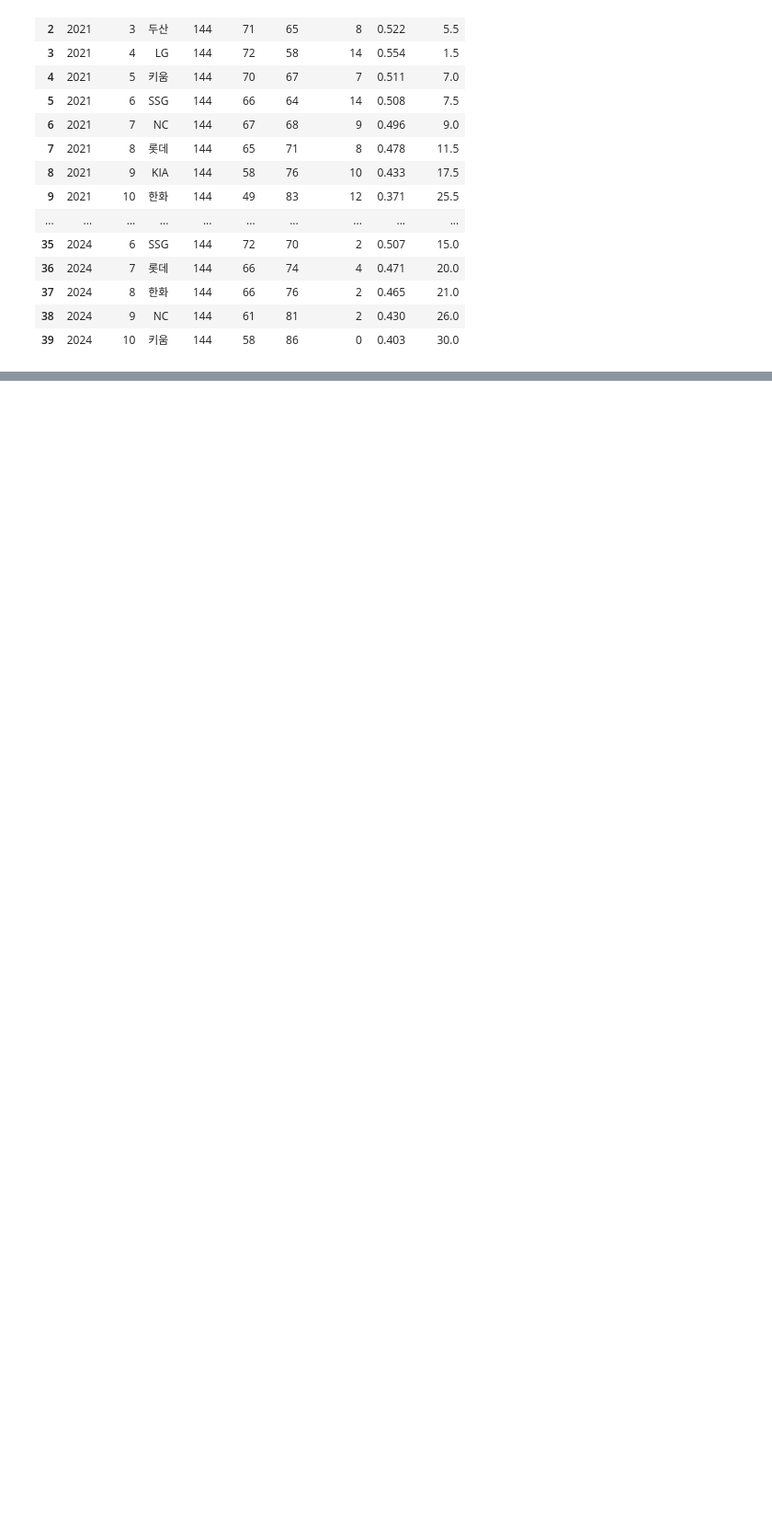
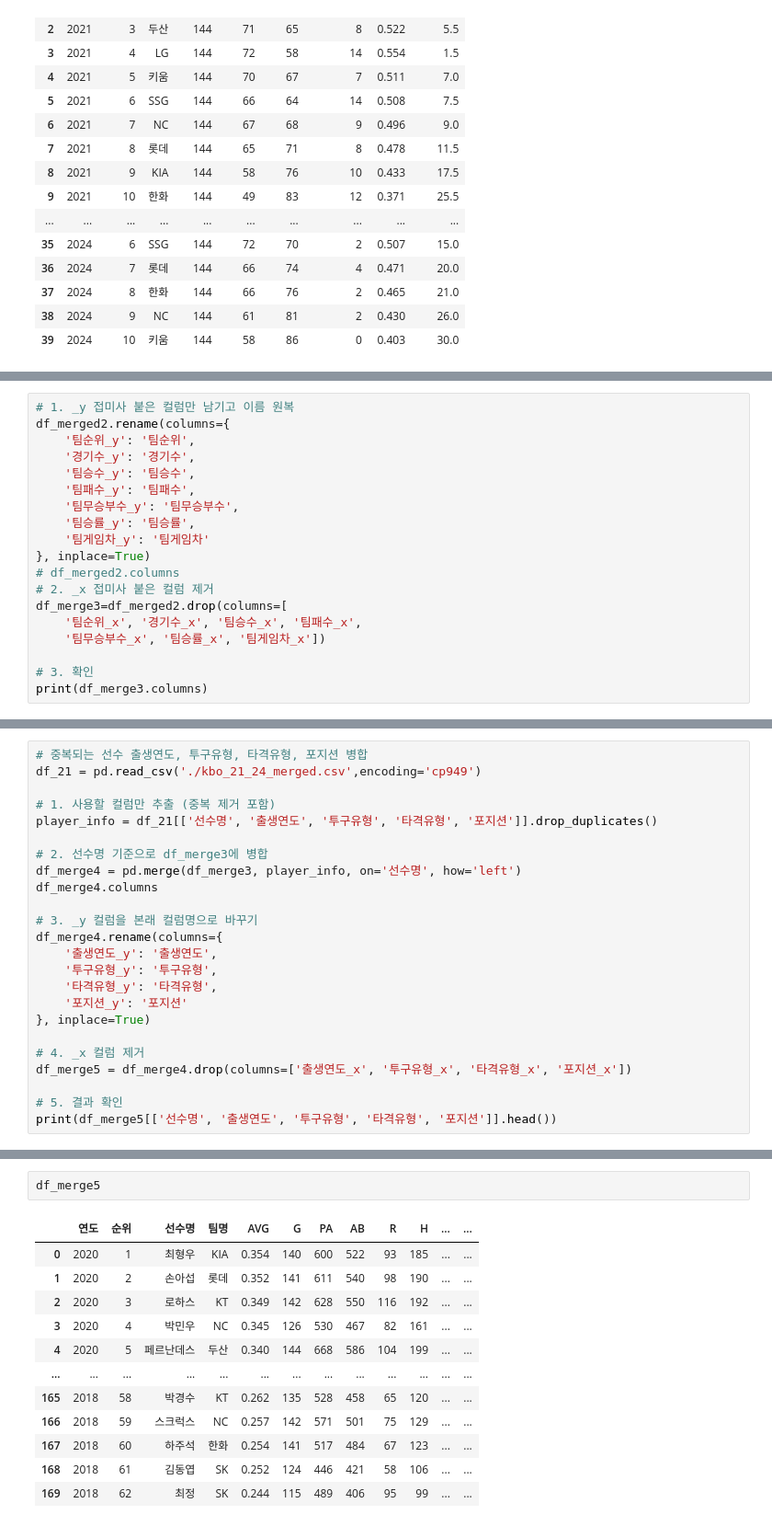
Before and after one commit to Seonyeol-Jeong/KBO_analysis, a Jupyter notebook: data_engineering.ipynb, the cells around one changed output, grey strips where cells are left out. Shown at 92% size. Drawn from its saved outputs; the diff is of its cells as text; blank space fills up the shorter version.

```diff
--- a/data_engineering.ipynb
+++ b/data_engineering.ipynb
@@ -158,0 +275,19 @@ df_merged.to_csv('./kbo_21_24_merged.csv', index=False, encoding='cp949')
+# %%
+# 1. _y 접미사 붙은 컬럼만 남기고 이름 원복
+df_merged2.rename(columns={
+    '팀순위_y': '팀순위',
+    '경기수_y': '경기수',
+    '팀승수_y': '팀승수',
+    '팀패수_y': '팀패수',
+    '팀무승부수_y': '팀무승부수',
+    '팀승률_y': '팀승률',
+    '팀게임차_y': '팀게임차'
+}, inplace=True)
+# df_merged2.columns
+# 2. _x 접미사 붙은 컬럼 제거
+df_merge3=df_merged2.drop(columns=[
+    '팀순위_x', '경기수_x', '팀승수_x', '팀패수_x',
+    '팀무승부수_x', '팀승률_x', '팀게임차_x'])
+
+# 3. 확인
+print(df_merge3.columns)
@@ -158,0 +303,24 @@ df_merged.to_csv('./kbo_21_24_merged.csv', index=False, encoding='cp949')
+# %%
+# 중복되는 선수 출생연도, 투구유형, 타격유형, 포지션 병합
+df_21 = pd.read_csv('./kbo_21_24_merged.csv',encoding='cp949')
+
+# 1. 사용할 컬럼만 추출 (중복 제거 포함)
+player_info = df_21[['선수명', '출생연도', '투구유형', '타격유형', '포지션']].drop_duplicates()
+
+# 2. 선수명 기준으로 df_merge3에 병합
+df_merge4 = pd.merge(df_merge3, player_info, on='선수명', how='left')
+df_merge4.columns
+
+# 3. _y 컬럼을 본래 컬럼명으로 바꾸기
+df_merge4.rename(columns={
+    '출생연도_y': '출생연도',
+    '투구유형_y': '투구유형',
+    '타격유형_y': '타격유형',
+    '포지션_y': '포지션'
+}, inplace=True)
+
+# 4. _x 컬럼 제거
+df_merge5 = df_merge4.drop(columns=['출생연도_x', '투구유형_x', '타격유형_x', '포지션_x'])
+
+# 5. 결과 확인
+print(df_merge5[['선수명', '출생연도', '투구유형', '타격유형', '포지션']].head())
@@ -158,0 +334,15 @@ df_merged.to_csv('./kbo_21_24_merged.csv', index=False, encoding='cp949')
+# %%
+df_merge5
+# %% [output]
+|  | 연도 | 순위 | 선수명 | 팀명 | AVG | G | PA | AB | R | H | ... | ... |
+| 0 | 2020 | 1 | 최형우 | KIA | 0.354 | 140 | 600 | 522 | 93 | 185 | ... | ... |
+| 1 | 2020 | 2 | 손아섭 | 롯데 | 0.352 | 141 | 611 | 540 | 98 | 190 | ... | ... |
+| 2 | 2020 | 3 | 로하스 | KT | 0.349 | 142 | 628 | 550 | 116 | 192 | ... | ... |
+| 3 | 2020 | 4 | 박민우 | NC | 0.345 | 126 | 530 | 467 | 82 | 161 | ... | ... |
+| 4 | 2020 | 5 | 페르난데스 | 두산 | 0.340 | 144 | 668 | 586 | 104 | 199 | ... | ... |
+| ... | ... | ... | ... | ... | ... | ... | ... | ... | ... | ... | ... | ... |
+| 165 | 2018 | 58 | 박경수 | KT | 0.262 | 135 | 528 | 458 | 65 | 120 | ... | ... |
+| 166 | 2018 | 59 | 스크럭스 | NC | 0.257 | 142 | 571 | 501 | 75 | 129 | ... | ... |
+| 167 | 2018 | 60 | 하주석 | 한화 | 0.254 | 141 | 517 | 484 | 67 | 123 | ... | ... |
+| 168 | 2018 | 61 | 김동엽 | SK | 0.252 | 124 | 446 | 421 | 58 | 106 | ... | ... |
+| 169 | 2018 | 62 | 최정 | SK | 0.244 | 115 | 489 | 406 | 95 | 99 | ... | ... |
```
Also changed, not shown: parts of 51 cells of this notebook, 9 other files.
